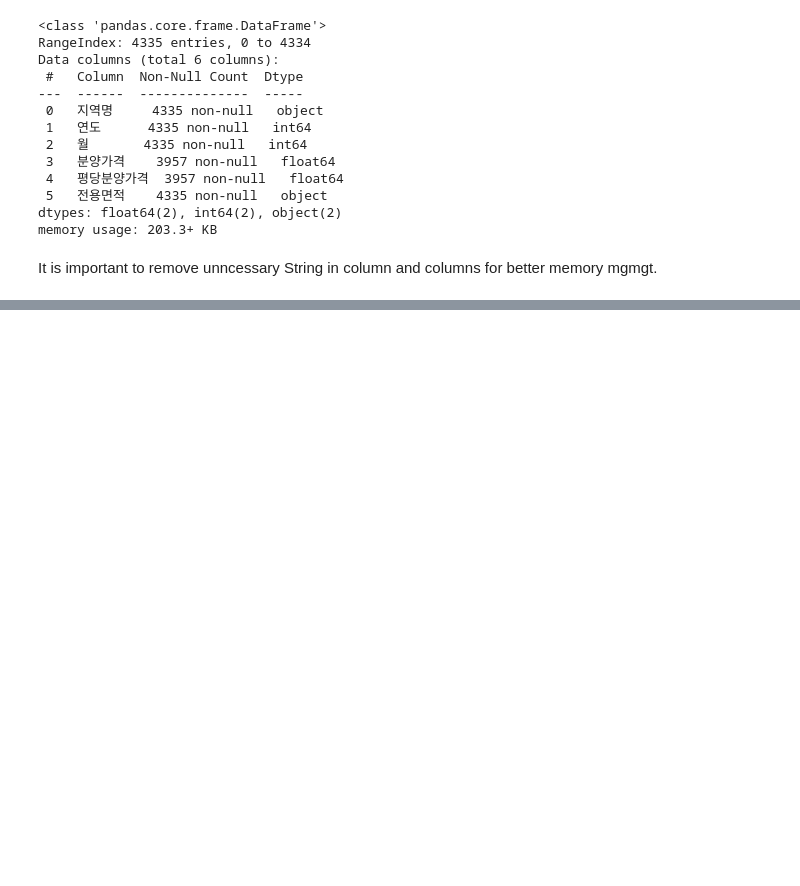
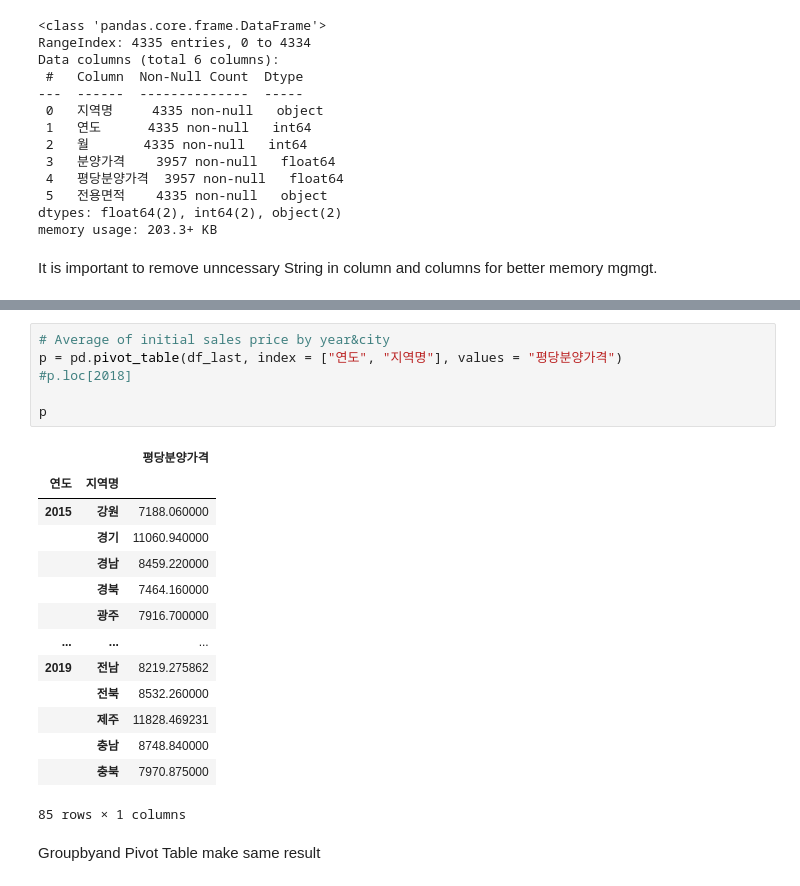
Before and after one commit to taeheelee90/seoulAPTprice, a Jupyter notebook: Real Estate Price - Sales Price (Seoul APT).ipynb, the cells around one changed output, grey strips where cells are left out. Saved outputs shown, nothing was run; the diff lists cells and outputs as text; blank space fills up the shorter version.

```diff
--- a/Real Estate Price - Sales Price (Seoul APT).ipynb
+++ b/Real Estate Price - Sales Price (Seoul APT).ipynb
@@ -338,0 +449,23 @@ df_last
+# %%
+# Average of initial sales price by year&city
+p = pd.pivot_table(df_last, index = ["연도", "지역명"], values = "평당분양가격")
+#p.loc[2018]
+
+p
+# %% [output]
+|  |  | 평당분양가격 |
+| 연도 | 지역명 |  |
+| 2015 | 강원 | 7188.060000 |
+|  | 경기 | 11060.940000 |
+|  | 경남 | 8459.220000 |
+|  | 경북 | 7464.160000 |
+|  | 광주 | 7916.700000 |
+| ... | ... | ... |
+| 2019 | 전남 | 8219.275862 |
+|  | 전북 | 8532.260000 |
+|  | 제주 | 11828.469231 |
+|  | 충남 | 8748.840000 |
+|  | 충북 | 7970.875000 |
+85 rows × 1 columns
+# %% [markdown]
+Groupbyand Pivot Table make same result
```
Also changed, not shown: parts of 10 cells of this notebook.
